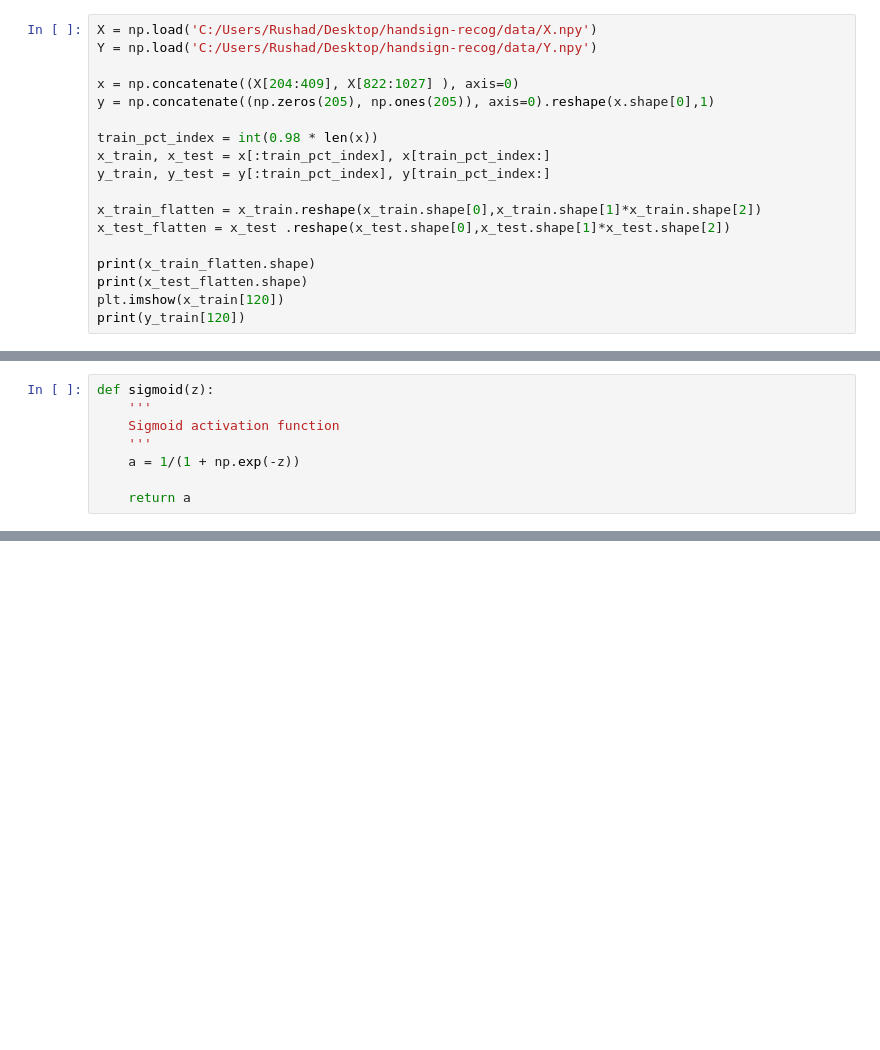
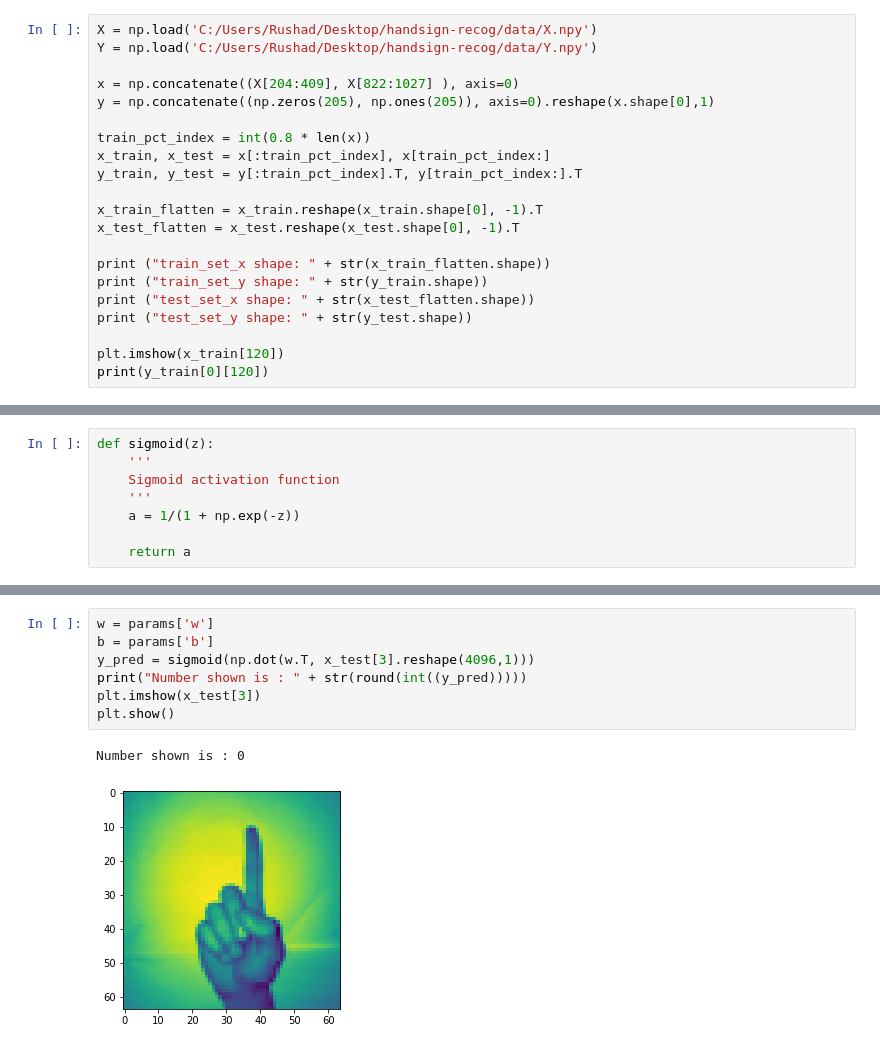
Before and after one commit to rushad7/handsign-recog, a Jupyter notebook: NN.ipynb, the cells around one changed output, grey strips where cells are left out. Drawn from its saved outputs; the diff is of its cells as text; blank space fills up the shorter version.

```diff
--- a/NN.ipynb
+++ b/NN.ipynb
@@ -8,15 +8,18 @@ Y = np.load('C:/Users/Rushad/Desktop/handsign-recog/data/Y.npy')
 x = np.concatenate((X[204:409], X[822:1027] ), axis=0)
 y = np.concatenate((np.zeros(205), np.ones(205)), axis=0).reshape(x.shape[0],1)
 
-train_pct_index = int(0.98 * len(x))
+train_pct_index = int(0.8 * len(x))
 x_train, x_test = x[:train_pct_index], x[train_pct_index:]
-y_train, y_test = y[:train_pct_index], y[train_pct_index:]
+y_train, y_test = y[:train_pct_index].T, y[train_pct_index:].T
 
-x_train_flatten = x_train.reshape(x_train.shape[0],x_train.shape[1]*x_train.shape[2])
-x_test_flatten = x_test .reshape(x_test.shape[0],x_test.shape[1]*x_test.shape[2])
+x_train_flatten = x_train.reshape(x_train.shape[0], -1).T
+x_test_flatten = x_test.reshape(x_test.shape[0], -1).T
 
-print(x_train_flatten.shape)
-print(x_test_flatten.shape)
+print ("train_set_x shape: " + str(x_train_flatten.shape))
+print ("train_set_y shape: " + str(y_train.shape))
+print ("test_set_x shape: " + str(x_test_flatten.shape))
+print ("test_set_y shape: " + str(y_test.shape))
+
 plt.imshow(x_train[120])
-print(y_train[120])
+print(y_train[0][120])
 # %% [output]
@@ -92,0 +175,10 @@ def cost_function(a4):
+# %%
+w = params['w']
+b = params['b']
+y_pred = sigmoid(np.dot(w.T, x_test[3].reshape(4096,1)))
+print("Number shown is : " + str(round(int((y_pred)))))
+plt.imshow(x_test[3])
+plt.show()
+# %% [output]
+Number shown is : 0
+[figure, added]
```
Also changed, not shown: parts of 11 cells of this notebook.
